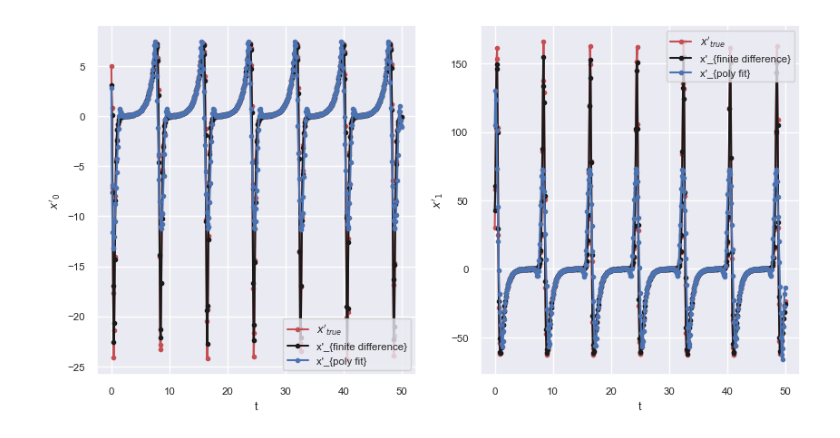
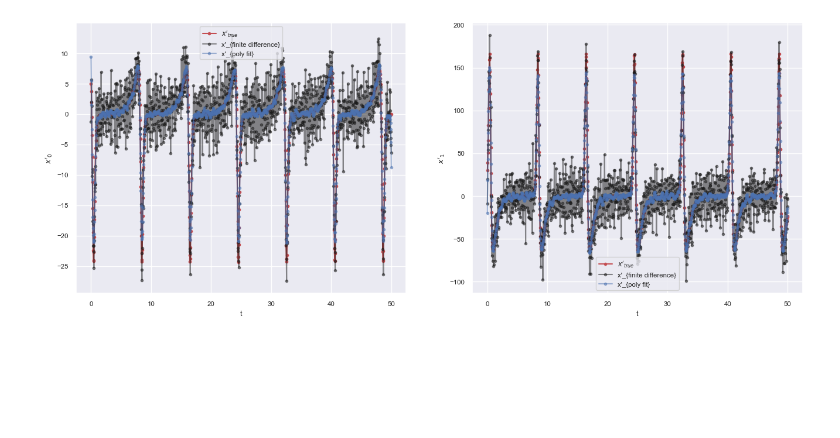
Before and after one commit to etrilling/MS-project, a Jupyter notebook: test03-noise_level_vs_dt_matrix_deriv.ipynb, the cells around one changed output. Saved outputs shown, nothing was run; the diff lists cells and outputs as text; code cells hidden in the pictures; blank space fills up the shorter version.

```diff
--- a/test03-noise_level_vs_dt_matrix_deriv.ipynb
+++ b/test03-noise_level_vs_dt_matrix_deriv.ipynb
@@ -96,0 +67,17 @@ dt: 1.0
+# %%
+lotka_volterra_rhs = generate_lotka_volterra_rhs(1, 0.1, 1.5, 0.75)
+
+# noise_levels = [0, 0.0001, 0.001, 0.01, 0.05, 0.1, 0.2, 1]
+# dts = [0.01, 0.02, 0.05, 0.1, 0.2, 0.5, 1]
+noise_levels = np.logspace(-4, 0, 10).tolist()
+dts = np.logspace(-2, 0, 11).tolist()
+
+results = generate_noise_level_vs_dt_matrix(
+    rhs=lotka_volterra_rhs,
+    x0=(10, 5),
+    t_span=(0, 50),
+    noise_levels=noise_levels,
+    dts=dts,
+    generate_prediction=False,
+    generate_more_derivatives=True
+)
@@ -146,33 +145,29 @@ ax.set(xlabel='dt', ylabel='noise level', title="Relative Squared Error for Poly
 [figure]
 # %%
-# TODO: what is happening here?! should be squiggly!
-
-
-
 # set the indices of the data entry you'd like to explore
-dt_idx = 5
-noise_level_idx = 2
+dt_idx = 3
+noise_level_idx = 6
 
 # extract the relevant data from the data entry
 result = results[dt_idx][noise_level_idx]
 t_eval = result['t_eval']
 x_dot_true = result['x_dot_true']
 x_dot_finite_difference = result['x_dot_finite_difference']
 x_dot_savitzky_golay = result['x_dot_poly_fit']
 
 n_state_vars = x_dot_true.shape[0]
 
 # plot the training data and model prediction
-fig, axs = plt.subplots(1, n_state_vars, figsize=(10, 5))
+fig, axs = plt.subplots(1, n_state_vars, figsize=(16, 6))
 
 for sv in range(n_state_vars):
     axs[sv].plot(t_eval, x_dot_true[sv], "r.-", label="$x'_{true}$")
-    axs[sv].plot(t_eval, x_dot_finite_difference[sv], "k.-", label="x'_{finite difference}")
-    axs[sv].plot(t_eval, x_dot_savitzky_golay[sv], "b.-", label="x'_{poly fit}")
+    axs[sv].plot(t_eval, x_dot_finite_difference[sv], "k.-", label="x'_{finite difference}", alpha=0.5)
+    axs[sv].plot(t_eval, x_dot_savitzky_golay[sv], "b.-", label="x'_{poly fit}", alpha=0.5)
 
     # set labels
     axs[sv].set_xlabel("t")
     axs[sv].set_ylabel(f"$x'_{sv}$")
     axs[sv].legend()
 # %% [output]
-[figure, old version]
+[figure, new version]
```
Also changed, not shown: parts of 3 cells of this notebook, 7 other files.
